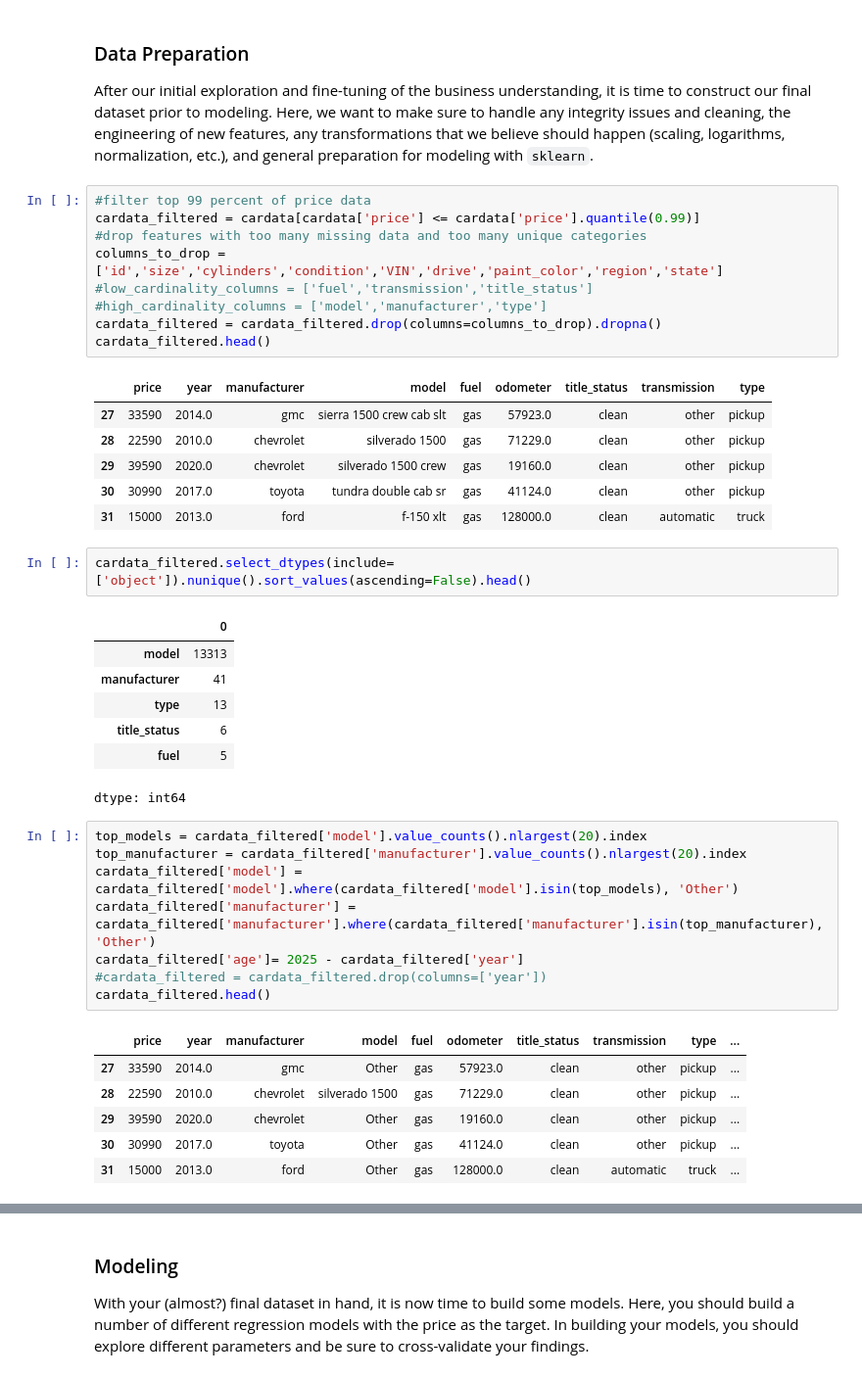
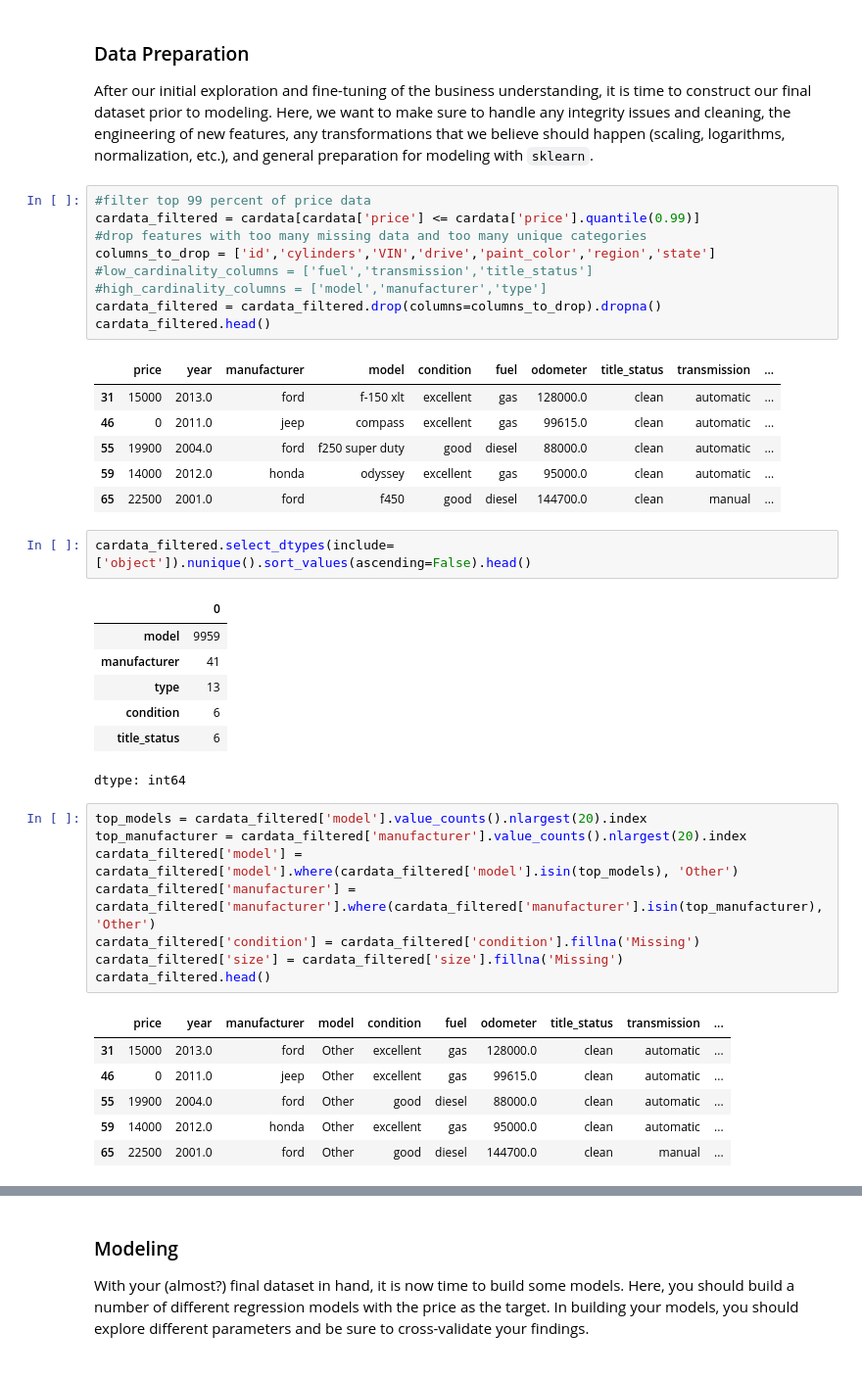
Before and after one commit to revathys/CarPrice, a Jupyter notebook: prompt_II.ipynb, the cells around one changed output, grey strips where cells are left out. Shown at 98% size. Drawn from its saved outputs; the diff is of its cells as text.

```diff
--- a/prompt_II.ipynb
+++ b/prompt_II.ipynb
@@ -236,44 +236,44 @@ After our initial exploration and fine-tuning of the business understanding, it
 # %%
 #filter top 99 percent of price data
 cardata_filtered = cardata[cardata['price'] <= cardata['price'].quantile(0.99)]
 #drop features with too many missing data and too many unique categories
-columns_to_drop = ['id','size','cylinders','condition','VIN','drive','paint_color','region','state']
+columns_to_drop = ['id','cylinders','VIN','drive','paint_color','region','state']
 #low_cardinality_columns = ['fuel','transmission','title_status']
 #high_cardinality_columns = ['model','manufacturer','type']
 cardata_filtered = cardata_filtered.drop(columns=columns_to_drop).dropna()
 cardata_filtered.head()
 # %% [output]
-|  | price | year | manufacturer | model | fuel | odometer | title_status | transmission | type |
-| 27 | 33590 | 2014.0 | gmc | sierra 1500 crew cab slt | gas | 57923.0 | clean | other | pickup |
-| 28 | 22590 | 2010.0 | chevrolet | silverado 1500 | gas | 71229.0 | clean | other | pickup |
-| 29 | 39590 | 2020.0 | chevrolet | silverado 1500 crew | gas | 19160.0 | clean | other | pickup |
-| 30 | 30990 | 2017.0 | toyota | tundra double cab sr | gas | 41124.0 | clean | other | pickup |
-| 31 | 15000 | 2013.0 | ford | f-150 xlt | gas | 128000.0 | clean | automatic | truck |
+|  | price | year | manufacturer | model | condition | fuel | odometer | title_status | transmission | ... |
+| 31 | 15000 | 2013.0 | ford | f-150 xlt | excellent | gas | 128000.0 | clean | automatic | ... |
+| 46 | 0 | 2011.0 | jeep | compass | excellent | gas | 99615.0 | clean | automatic | ... |
+| 55 | 19900 | 2004.0 | ford | f250 super duty | good | diesel | 88000.0 | clean | automatic | ... |
+| 59 | 14000 | 2012.0 | honda | odyssey | excellent | gas | 95000.0 | clean | automatic | ... |
+| 65 | 22500 | 2001.0 | ford | f450 | good | diesel | 144700.0 | clean | manual | ... |
 # %%
 cardata_filtered.select_dtypes(include=['object']).nunique().sort_values(ascending=False).head()
 # %% [output]
 |  | 0 |
-| model | 13313 |
+| model | 9959 |
 | manufacturer | 41 |
 | type | 13 |
+| condition | 6 |
 | title_status | 6 |
-| fuel | 5 |
 dtype: int64
 # %%
 top_models = cardata_filtered['model'].value_counts().nlargest(20).index
 top_manufacturer = cardata_filtered['manufacturer'].value_counts().nlargest(20).index
 cardata_filtered['model'] = cardata_filtered['model'].where(cardata_filtered['model'].isin(top_models), 'Other')
 cardata_filtered['manufacturer'] = cardata_filtered['manufacturer'].where(cardata_filtered['manufacturer'].isin(top_manufacturer), 'Other')
-cardata_filtered['age']= 2025 - cardata_filtered['year']
-#cardata_filtered = cardata_filtered.drop(columns=['year'])
+cardata_filtered['condition'] = cardata_filtered['condition'].fillna('Missing')
+cardata_filtered['size'] = cardata_filtered['size'].fillna('Missing')
 cardata_filtered.head()
 # %% [output]
-|  | price | year | manufacturer | model | fuel | odometer | title_status | transmission | type | ... |
-| 27 | 33590 | 2014.0 | gmc | Other | gas | 57923.0 | clean | other | pickup | ... |
-| 28 | 22590 | 2010.0 | chevrolet | silverado 1500 | gas | 71229.0 | clean | other | pickup | ... |
-| 29 | 39590 | 2020.0 | chevrolet | Other | gas | 19160.0 | clean | other | pickup | ... |
-| 30 | 30990 | 2017.0 | toyota | Other | gas | 41124.0 | clean | other | pickup | ... |
-| 31 | 15000 | 2013.0 | ford | Other | gas | 128000.0 | clean | automatic | truck | ... |
+|  | price | year | manufacturer | model | condition | fuel | odometer | title_status | transmission | ... |
+| 31 | 15000 | 2013.0 | ford | Other | excellent | gas | 128000.0 | clean | automatic | ... |
+| 46 | 0 | 2011.0 | jeep | Other | excellent | gas | 99615.0 | clean | automatic | ... |
+| 55 | 19900 | 2004.0 | ford | Other | good | diesel | 88000.0 | clean | automatic | ... |
+| 59 | 14000 | 2012.0 | honda | Other | excellent | gas | 95000.0 | clean | automatic | ... |
+| 65 | 22500 | 2001.0 | ford | Other | good | diesel | 144700.0 | clean | manual | ... |
 # %%
 cat_col = cardata_filtered.select_dtypes(include=['object']).columns
 cardata_filtered.select_dtypes(include=['object']).nunique().sort_values(ascending=False).head()
```
Also changed, not shown: parts of 17 cells of this notebook.
